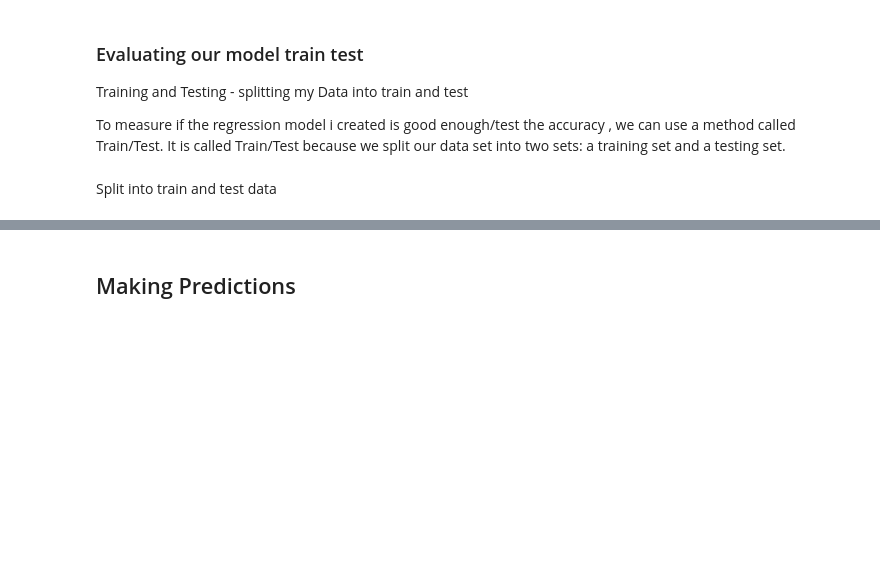
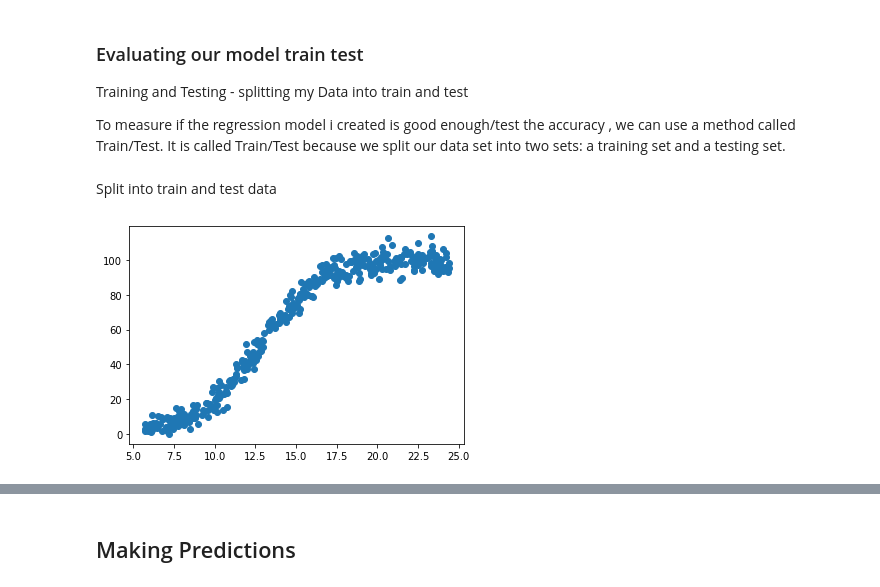
Before and after one commit to brendantipp/sem2_fun_data_analysis_project, a Jupyter notebook: linear_regression.ipynb, the cells around one changed output, grey strips where cells are left out. Drawn from its saved outputs; the diff is of its cells as text; code cells hidden in the pictures; blank space fills up the shorter version.

Commit message:
added regression models to training data

```diff
--- a/linear_regression.ipynb
+++ b/linear_regression.ipynb
@@ -268,0 +250,30 @@ test_power = power[80:]
+# %%
+## to be used further on in project as i woudl prefer to see how the results look with orginal data
+#Delete rows where "Duration" is equal to 0 - https://www.w3schools.com/python/pandas_cleaning_wrong_data.asp
+for x in df.index:
+ if df.loc[x, "power"] == 0:
+   df.drop(x, inplace = True)
+
+
+# not working why ? train test on numpy array
+#train_speed = speed[:80]
+#train_power = power[:80]
+
+#test_speed = speed[80:]
+#test_power = power[80:]
+#.values.reshape(-1,1)? need more reashrch on same
+
+xt = df['speed']
+yt = df['power']
+
+train_speed = xt[80:]
+train_power = yt[80:]
+
+
+test_speed = xt[80:]
+test_power = yt[80:]
+
+plt.scatter(train_speed,train_power);
+#plt.scatter(speed,power)
+# %% [output]
+[figure, added]
```
Also changed, not shown: parts of 15 cells of this notebook.
